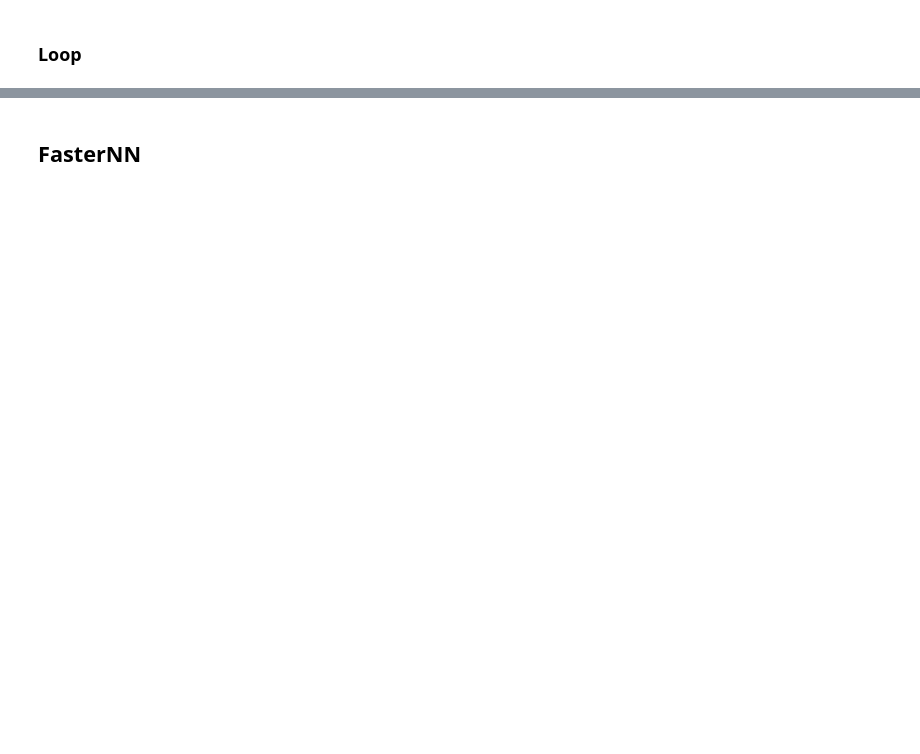
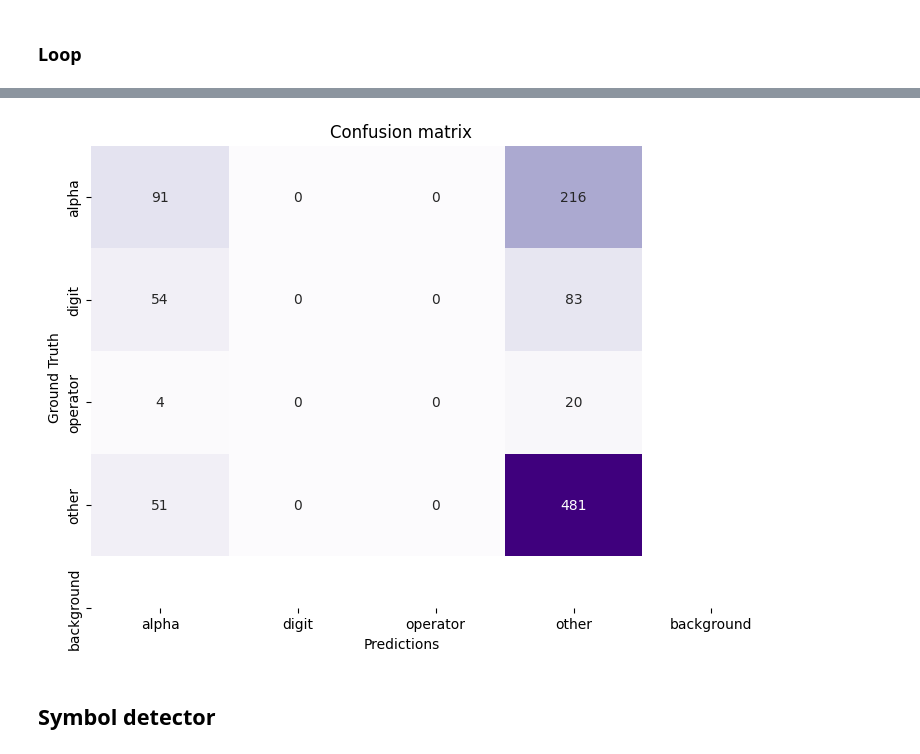
Before and after one commit to Raclax/DL_project_marie_clara, a Jupyter notebook: microtest.ipynb, the cells around one changed output, grey strips where cells are left out. Drawn from its saved outputs; the diff is of its cells as text; code cells hidden in the pictures; blank space fills up the shorter version.

Commit message:
baseline mlp done + faster rcnn done

```diff
--- a/microtest.ipynb
+++ b/microtest.ipynb
@@ -898,2 +709,6 @@ No background sample
-# %% [markdown]
-## FasterNN
+# %%
+print_matrix(all_labels, all_preds, classes=['alpha', 'digit', 'operator', 'other', 'background'])
+# %% [output]
+[figure, added]
+# %% [markdown]
+## Symbol detector
```
Also changed, not shown: parts of 20 cells of this notebook.
